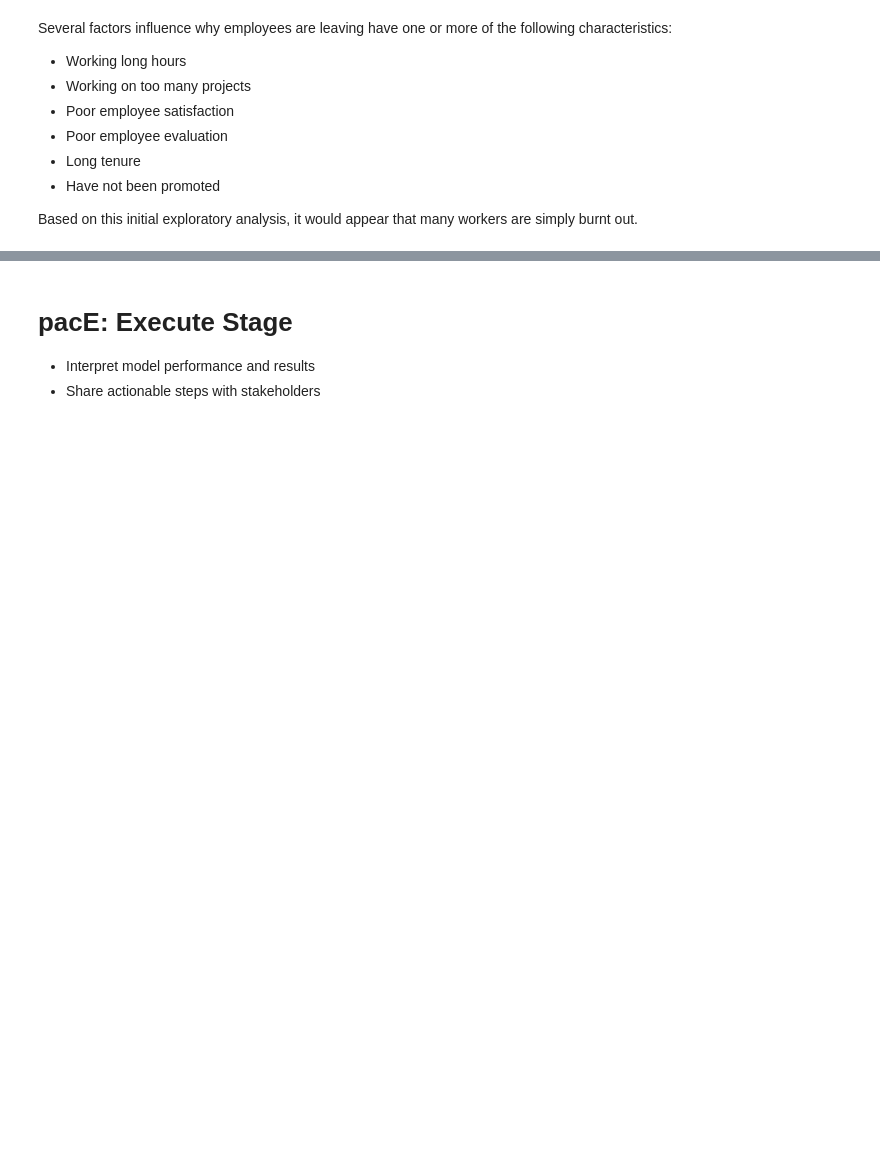
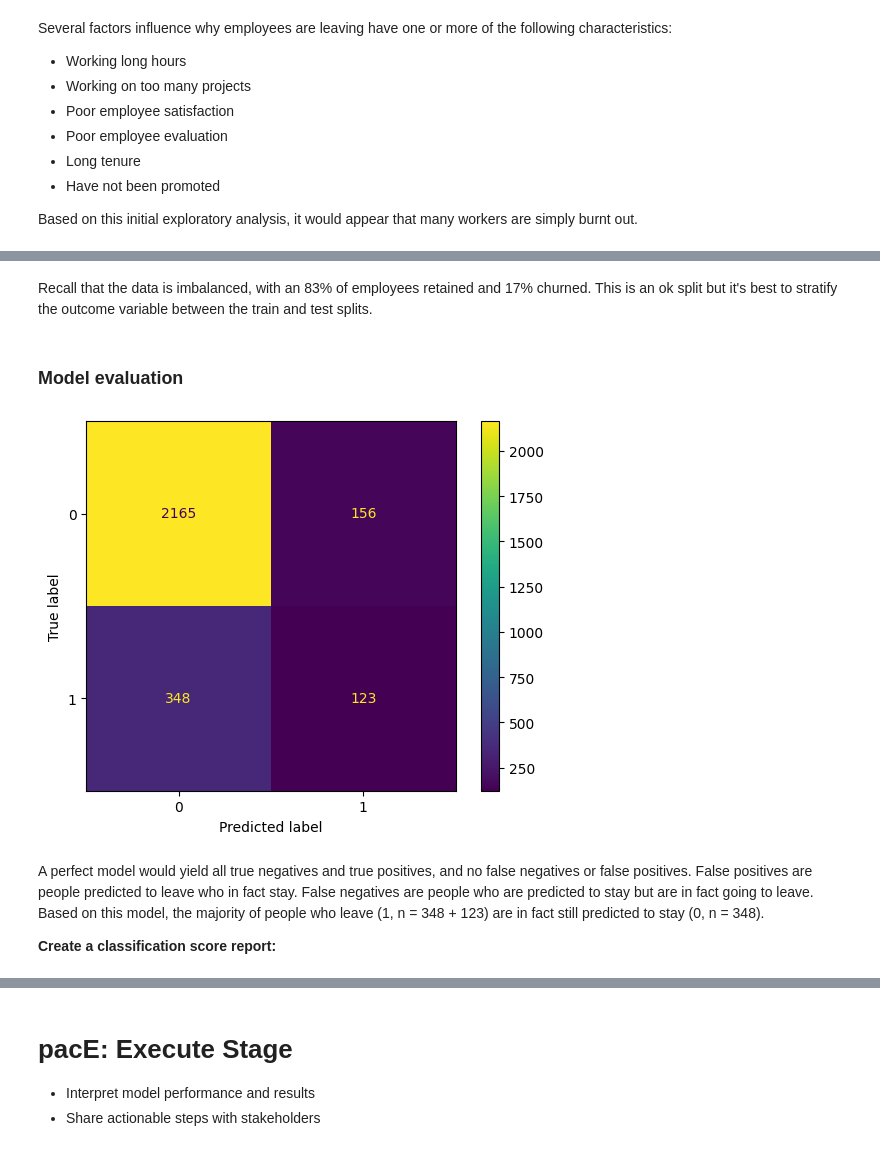
Before and after one commit to dianario/google_capstone_salifort_motors_analytics, a Jupyter notebook: course_7_salifort_motors_project_lab.ipynb, the cells around one changed output, grey strips where cells are left out. Drawn from its saved outputs; the diff is of its cells as text; code cells hidden in the pictures; blank space fills up the shorter version.

Commit message:
Evaluate log-reg model

```diff
--- a/course_7_salifort_motors_project_lab.ipynb
+++ b/course_7_salifort_motors_project_lab.ipynb
@@ -732,0 +803,6 @@ Add as many cells as you need to conduct the modeling process.
+# %%
+# Isolate outcome and features
+y = df1_logreg['left']
+X = df1_logreg.copy()
+X = X.drop(columns=['left'])
+X.info()
@@ -732,0 +827,37 @@ Add as many cells as you need to conduct the modeling process.
+# %% [markdown]
+Recall that the data is imbalanced, with an 83% of employees retained and 17% churned. This is an ok split but it's best to stratify the outcome variable between the train and test splits.
+# %%
+# Split data into train and test sets
+
+X_train, X_test, y_train, y_test = train_test_split(X,
+                                                    y,
+                                                    stratify=y,
+                                                    test_size=0.25, random_state=42)
+# %%
+# Build a classifier and fit model to the data
+# (Instantiate, then fit the model)
+log_clf = LogisticRegression(random_state=42, max_iter=500).fit(X_train,y_train)
+
+# Predict y data
+y_pred = log_clf.predict(X_test)
+# %% [markdown]
+### Model evaluation
+# %%
+# Compute values for confusion matrix
+log_cm = metrics.confusion_matrix(y_test, y_pred, labels=log_clf.classes_)
+
+# Create display of confusion matrix
+log_disp = metrics.ConfusionMatrixDisplay(confusion_matrix=log_cm,
+                                  display_labels=log_clf.classes_)
+
+# Plot confusion matrix
+log_disp.plot(values_format='')
+
+# Display plot
+plt.show()
+# %% [output]
+[figure, added]
+# %% [markdown]
+A perfect model would yield all true negatives and true positives, and no false negatives or false positives. False positives are people predicted to leave who in fact stay. False negatives are people who are predicted to stay but are in fact going to leave. Based on this model, the majority of people who leave (1, n = 348 + 123) are in fact still predicted to stay (0, n = 348).
+
+**Create a classification score report:**
```
Also changed, not shown: parts of 43 cells of this notebook.
